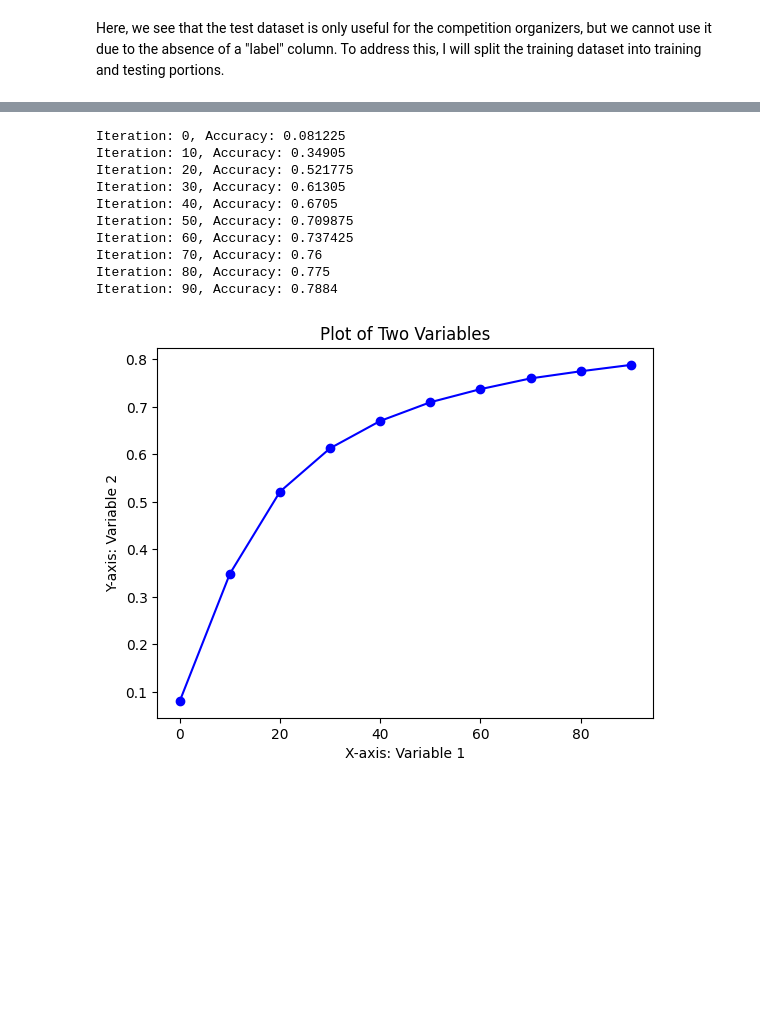
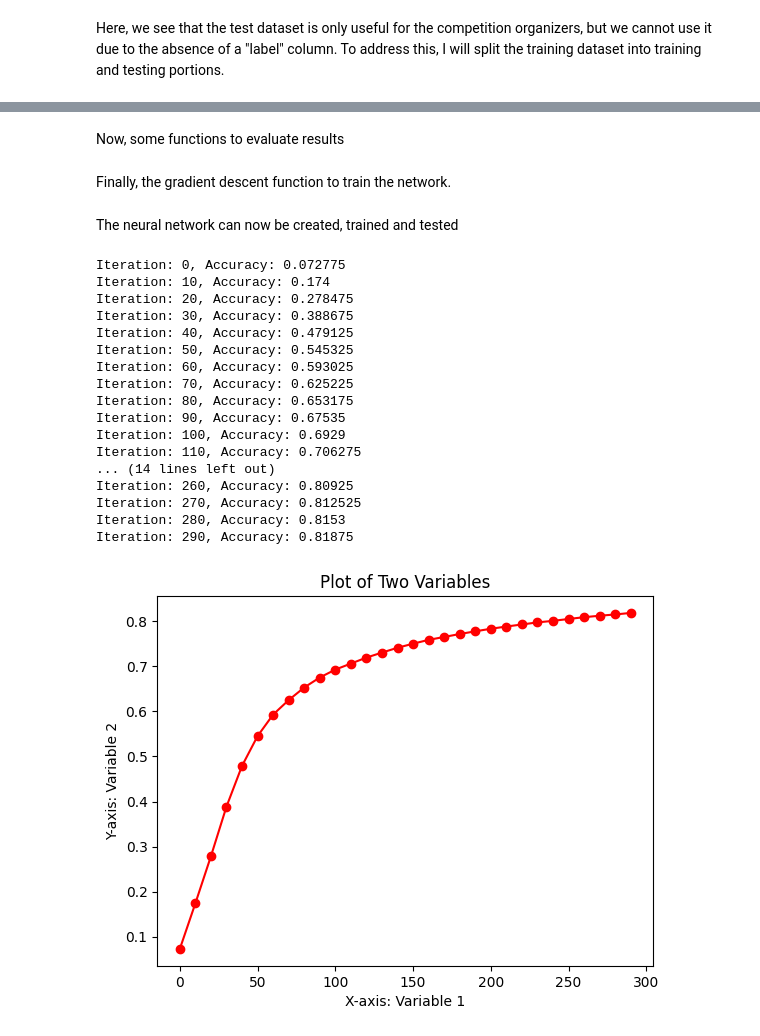
Before and after one commit to CesareFaccio/MNIST-Classification-From-Scratch, a Jupyter notebook: MNISTnotebook.ipynb, the cells around one changed output, grey strips where cells are left out. Saved outputs shown, nothing was run; the diff lists cells and outputs as text; code cells hidden in the pictures; blank space fills up the shorter version.

```diff
--- a/MNISTnotebook.ipynb
+++ b/MNISTnotebook.ipynb
@@ -118,6 +126,8 @@ def updateParams(params, grads, alpha, numberOfLayers):
         params[f"W{l}"] -= alpha * grads[f"dW{l}"]
         params[f"b{l}"] -= alpha * grads[f"db{l}"]
     return params
+# %% [markdown]
+Now, some functions to evaluate results
 # %%
 def getPredictions(AL):
     return np.argmax(AL, 0)
@@ -142,6 +152,8 @@ def testPrediction(trainLabels, trainPixels, index, params, layerSizes):
     plt.gray()
     plt.imshow(current_image, interpolation='nearest')
     plt.show()
+# %% [markdown]
+Finally, the gradient descent function to train the network.
 # %%
 def gradientDescent(X,Y, alpha, iterations, layerSizes):
 
@@ -164,30 +176,39 @@ def gradientDescent(X,Y, alpha, iterations, layerSizes):
             accuracy.append(getAccuracy(predictions, Y))
 
     return params, iteration, accuracy
+# %% [markdown]
+The neural network can now be created, trained and tested
 # %%
 layerSizes = [784, 10, 10]
 
 trainLabels, trainPixels, testLabels, testPixels = getDataset("train.csv")
-params, iteration, accuracy = gradientDescent(trainPixels,trainLabels, 0.20, 100, layerSizes)
+params, iteration, accuracy = gradientDescent(trainPixels,trainLabels, 0.10, 300, layerSizes)
 params['layerSizes'] = layerSizes
 
-plt.plot(iteration, accuracy, marker='o', color='b')
+plt.plot(iteration, accuracy, marker='o', color='r')
 plt.xlabel('X-axis: Variable 1')
 plt.ylabel('Y-axis: Variable 2')
 plt.title('Plot of Two Variables')
 plt.show()
 # %% [output]
-Iteration: 0, Accuracy: 0.081225
-Iteration: 10, Accuracy: 0.34905
-Iteration: 20, Accuracy: 0.521775
-Iteration: 30, Accuracy: 0.61305
-Iteration: 40, Accuracy: 0.6705
-Iteration: 50, Accuracy: 0.709875
-Iteration: 60, Accuracy: 0.737425
-Iteration: 70, Accuracy: 0.76
-Iteration: 80, Accuracy: 0.775
-Iteration: 90, Accuracy: 0.7884
+Iteration: 0, Accuracy: 0.072775
+Iteration: 10, Accuracy: 0.174
+Iteration: 20, Accuracy: 0.278475
+Iteration: 30, Accuracy: 0.388675
+Iteration: 40, Accuracy: 0.479125
+Iteration: 50, Accuracy: 0.545325
+Iteration: 60, Accuracy: 0.593025
+Iteration: 70, Accuracy: 0.625225
+Iteration: 80, Accuracy: 0.653175
+Iteration: 90, Accuracy: 0.67535
+Iteration: 100, Accuracy: 0.6929
+Iteration: 110, Accuracy: 0.706275
+... (14 lines left out)
+Iteration: 260, Accuracy: 0.80925
+Iteration: 270, Accuracy: 0.812525
+Iteration: 280, Accuracy: 0.8153
+Iteration: 290, Accuracy: 0.81875
-[figure, old version]
+[figure, new version]
 # %%
 testPrediction(trainLabels, trainPixels, 100, params, params['layerSizes'])
 
```
Also changed, not shown: parts of 7 cells of this notebook.
